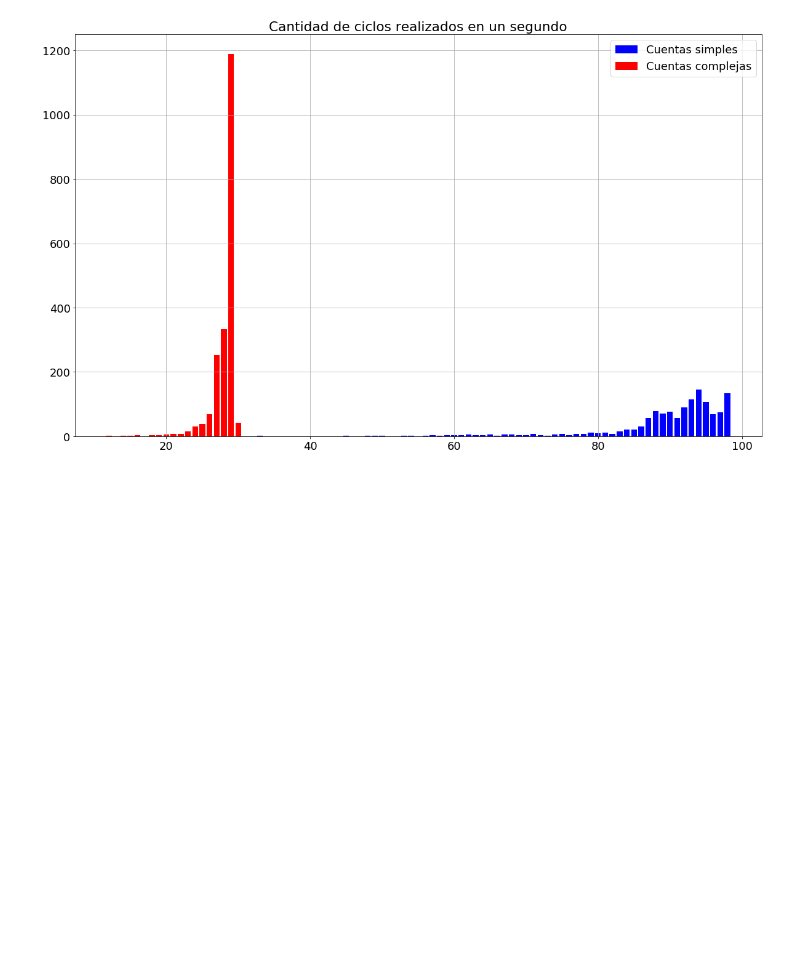
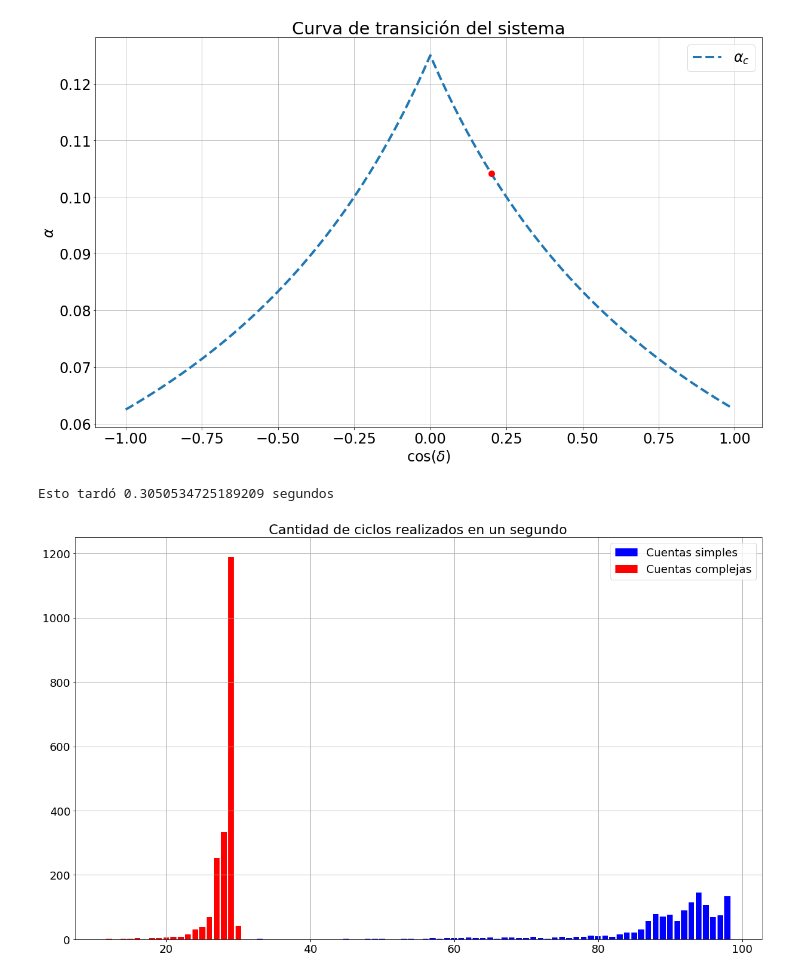
Before and after one commit to Myullnir/Tesis_Licenciatura, a Jupyter notebook: Programas Python/Profunc.ipynb, the cells around one changed output. Drawn from its saved outputs; the diff is of its cells as text; code cells hidden in the pictures; blank space fills up the shorter version.

```diff
--- a/Programas Python/Profunc.ipynb
+++ b/Programas Python/Profunc.ipynb
@@ -153,3 +155,45 @@ Esto tardó 0.0 segundos
+# %%
+t0 = time.time()
+
+# Acá voy a graficar el alfa crítico. Para eso defino primero mi función de AlfaC
+
+def AlfaC(x):
+    T = 2 # Número de tópicos
+    GM = 8 # Grado medio
+    K = 1 # Influencia social
+    if(x>0):
+        alfa = (T-1)/((GM*K)*(T-1+x))
+    else:
+        alfa = (T-1)/((GM*K)*(T-1-x))
+    return alfa
+
+# Ya probé la función y ahora sí calcula perfecto. Hubo un pequeño
+# error al principio.
+
+#------------------------------------------------------------------
+
+# Defino mis vectores a graficar y armo el gráfico
+
+X = np.arange(-1,1,0.01)
+Y = np.array([AlfaC(x) for x in X])
+
+plt.figure(figsize=(20,12))
+plt.plot(X,Y,"--",linewidth=4, label = r"$\alpha_c$")
+plt.plot(0.2,AlfaC(0.2),"or", markersize=10)
+plt.rcParams.update({'font.size': 24})
+plt.title("Curva de transición del sistema")
+plt.xlabel(r"cos($\delta$)")
+plt.ylabel(r"$\alpha$")
+plt.grid()
+plt.legend()
+plt.show()
+
+
+
+Tiempo()
+# %% [output]
+[figure, added]
+Esto tardó 0.3050534725189209 segundos
 # %%
 t0 = time.time()
 
```
Also changed, not shown: parts of 3 cells of this notebook, 23 other files.
